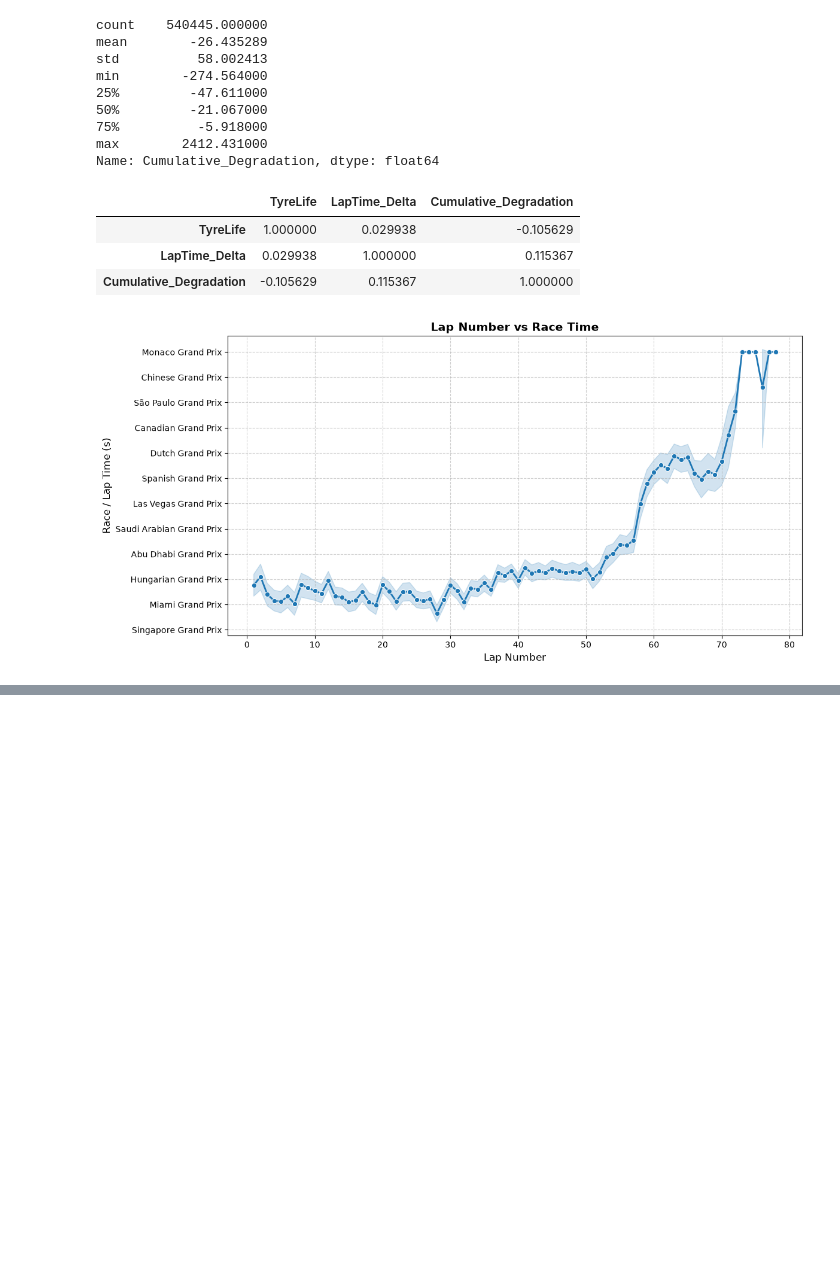
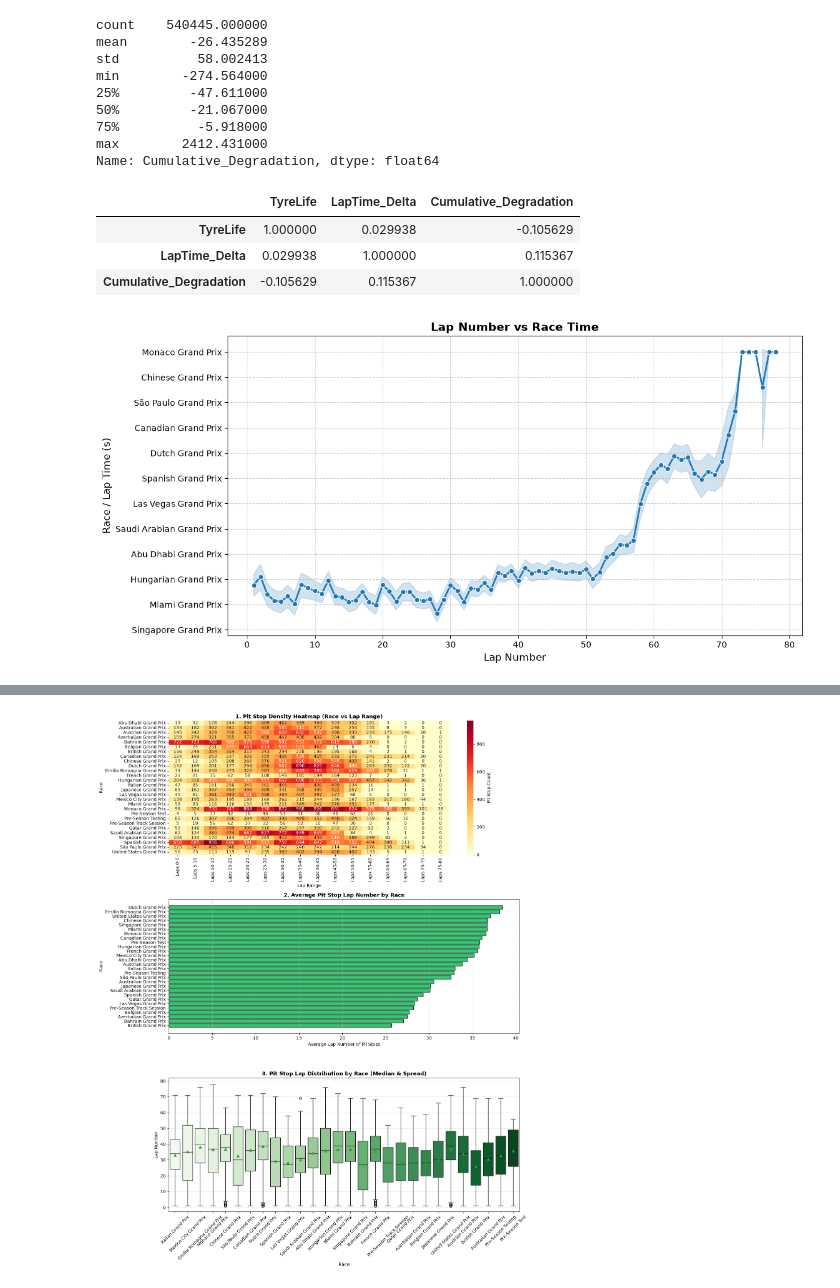
Before and after one commit to DarshakJ/F1_Pit_prediction, a Jupyter notebook: EDA/eda_only_v1.ipynb, the cells around one changed output, grey strips where cells are left out. Cells and saved outputs as stored; diff of their text form; code cells hidden in the pictures; blank space fills up the shorter version.

```diff
--- a/EDA/eda_only_v1.ipynb
+++ b/EDA/eda_only_v1.ipynb
@@ -1271,0 +1386,94 @@ ValueError: Mime type rendering requires nbformat>=4.2.0 but it is not installed
+# %%
+
+def plot_clean_race_pit_analysis(df):
+    """Generates 3 aggregated, clutter-free pit lap visualizations grouped by Race."""
+    # 1. Clean & Filter Data
+    data = df.fillna(0).copy()
+    if "PitNextLap" in data.columns:
+        data = data[data["PitNextLap"] == 1]
+
+    data["Race"] = data["Race"].astype(str)
+
+    fig, axes = plt.subplots(3, 1, figsize=(14, 18))
+
+    # -----------------------------------------------------------------
+    # GRAPH 1: Heatmap of Pit Density (Race vs 5-Lap Ranges)
+    # -----------------------------------------------------------------
+    max_lap = int(data["LapNumber"].max()) if not data.empty else 70
+    bins = list(range(0, max_lap + 5, 5))
+    labels = [f"Laps {b}-{b+5}" for b in bins[:-1]]
+
+    data["Lap_Range"] = pd.cut(
+        data["LapNumber"], bins=bins, labels=labels, right=False
+    )
+    pivot_df = pd.crosstab(data["Race"], data["Lap_Range"])
+
+    sns.heatmap(
+        pivot_df,
+        ax=axes[0],
+        cmap="YlOrRd",
+        annot=True,
+        fmt="d",
+        cbar_kws={"label": "Pit Stop Count"},
+    )
+    axes[0].set_title(
+        "1. Pit Stop Density Heatmap (Race vs Lap Range)",
+        fontweight="bold",
+        fontsize=12,
+    )
+    axes[0].set_xlabel("Lap Range")
+    axes[0].set_ylabel("Race")
+
+    # -----------------------------------------------------------------
+    # GRAPH 2: Average Pit Stop Lap Number by Race
+    # -----------------------------------------------------------------
+    race_avg_pit = (
+        data.groupby("Race")["LapNumber"]
+        .mean()
+        .reset_index()
+        .sort_values("LapNumber", ascending=True)
+    )
+
+    axes[1].barh(
+        race_avg_pit["Race"],
+        race_avg_pit["LapNumber"],
+        color="#2ecc71",
+        edgecolor="black",
+    )
+    axes[1].set_title(
+        "2. Average Pit Stop Lap Number by Race",
+        fontweight="bold",
+        fontsize=12,
+    )
+    axes[1].set_xlabel("Average Lap Number of Pit Stops")
+    axes[1].set_ylabel("Race")
+    axes[1].grid(axis="x", linestyle="--", alpha=0.5)
+
+    # -----------------------------------------------------------------
+    # GRAPH 3: Boxplot of Pit Stop Lap Distribution by Race
+    # -----------------------------------------------------------------
+    sns.boxplot(
+        data=data,
+        x="Race",
+        y="LapNumber",
+        ax=axes[2],
+        palette="Greens",
+        showmeans=True,
+    )
+    axes[2].set_title(
+        "3. Pit Stop Lap Distribution by Race (Median & Spread)",
+        fontweight="bold",
+        fontsize=12,
+    )
+    axes[2].set_xlabel("Race")
+    axes[2].set_ylabel("Lap Number")
+    axes[2].tick_params(axis="x", rotation=45)
+    axes[2].grid(axis="y", linestyle="--", alpha=0.5)
+
+    plt.tight_layout()
+    plt.show()
+
+
+# Run the clean race-focused analysis
+plot_clean_race_pit_analysis(df)
+# %% [output]
@@ -1271,0 +1483 @@ ValueError: Mime type rendering requires nbformat>=4.2.0 but it is not installed
+[figure, added]
```
Also changed, not shown: parts of 9 cells of this notebook.
